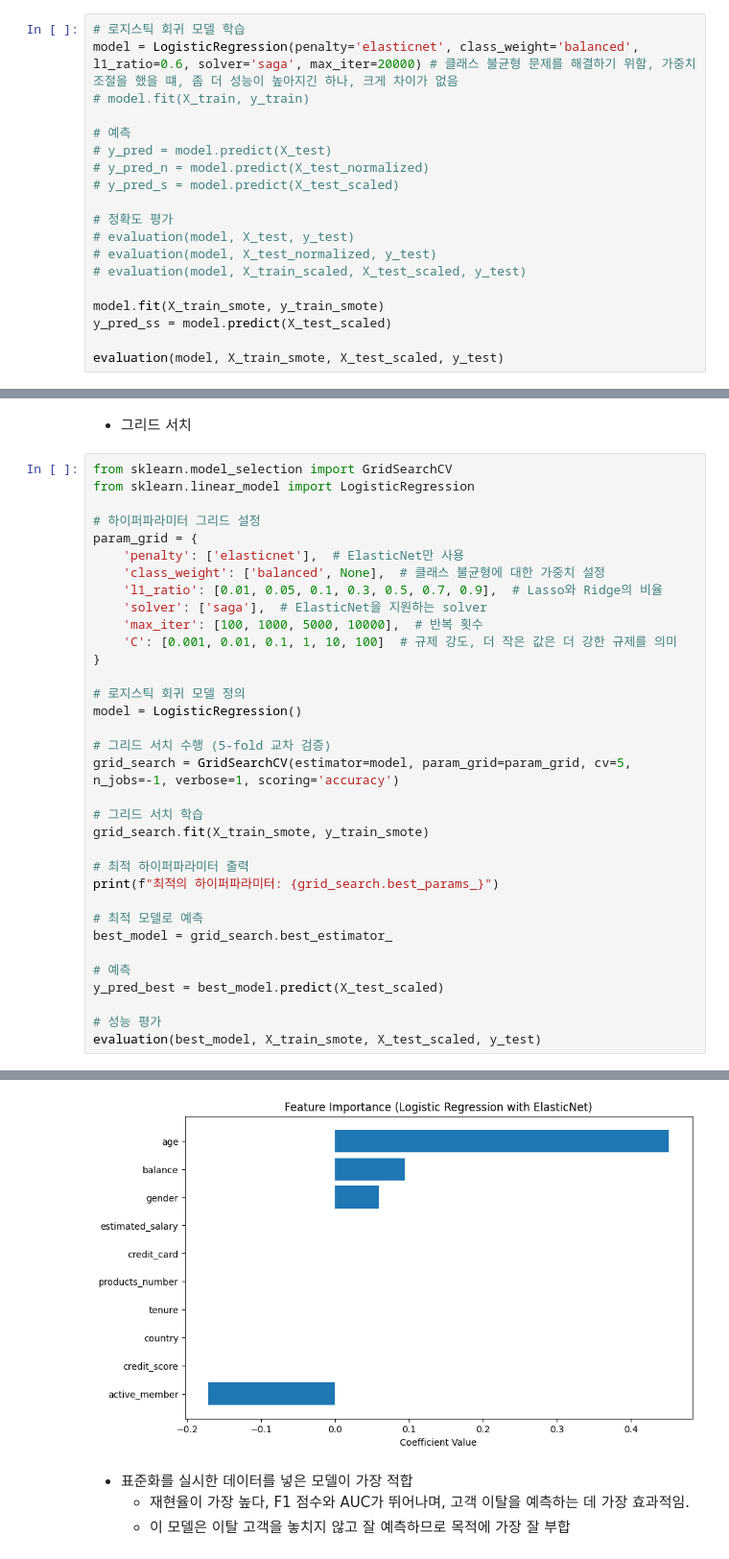
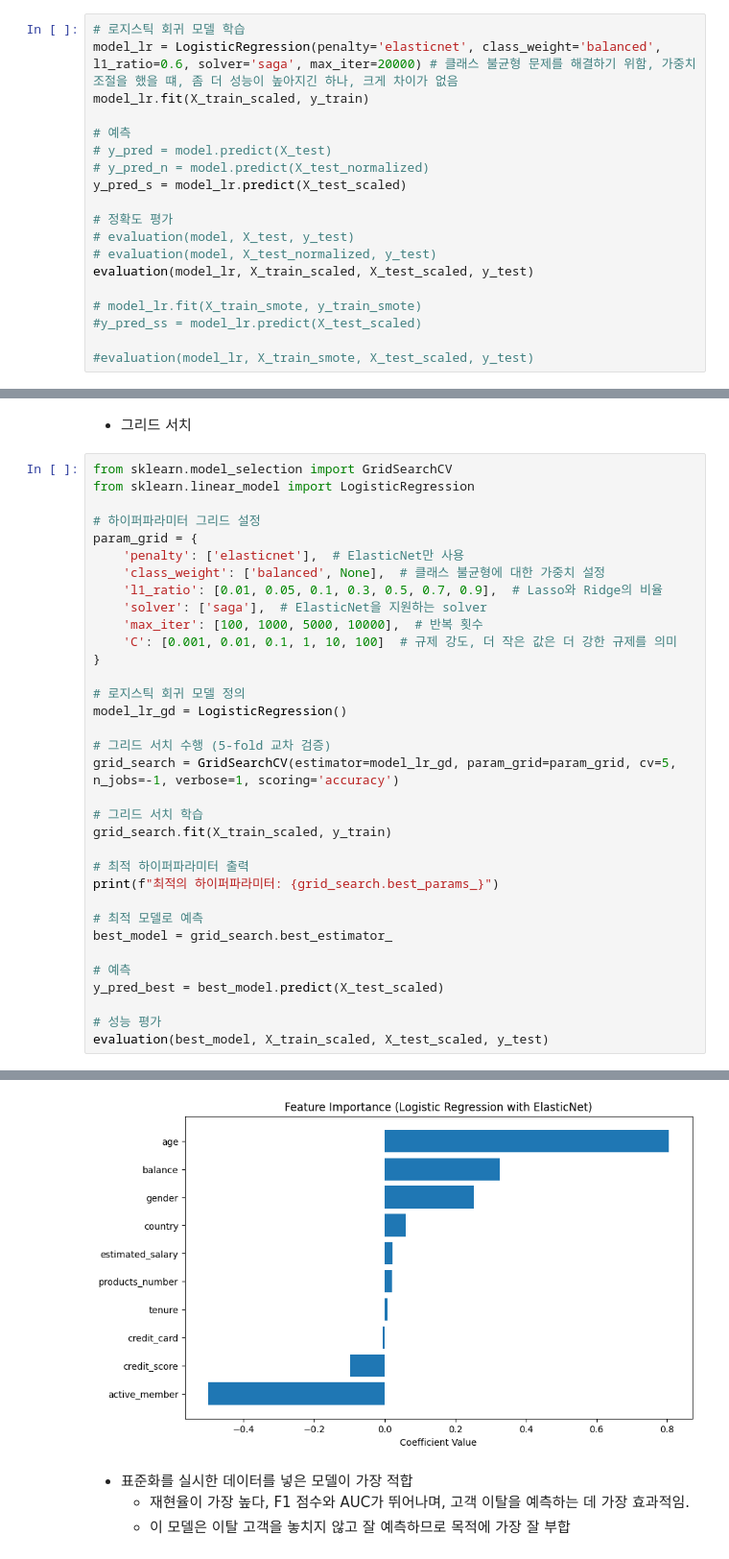
Before and after one commit to SKNETWORKS-FAMILY-AICAMP/SKN09-2nd-4Team, a Jupyter notebook: YJ/ml.ipynb, the cells around one changed output, grey strips where cells are left out. Shown: that part at 96% size. Saved outputs shown, nothing was run; the diff lists cells and outputs as text.

```diff
--- a/YJ/ml.ipynb
+++ b/YJ/ml.ipynb
@@ -242,21 +234,21 @@ X_train_smote, y_train_smote = smote.fit_resample(X_train_scaled, y_train)
 * 로지스틱 회귀
 # %%
 # 로지스틱 회귀 모델 학습
-model = LogisticRegression(penalty='elasticnet', class_weight='balanced', l1_ratio=0.6, solver='saga', max_iter=20000) # 클래스 불균형 문제를 해결하기 위함, 가중치 조절을 했을 떄, 좀 더 성능이 높아지긴 하나, 크게 차이가 없음
-# model.fit(X_train, y_train)
+model_lr = LogisticRegression(penalty='elasticnet', class_weight='balanced', l1_ratio=0.6, solver='saga', max_iter=20000) # 클래스 불균형 문제를 해결하기 위함, 가중치 조절을 했을 떄, 좀 더 성능이 높아지긴 하나, 크게 차이가 없음
+model_lr.fit(X_train_scaled, y_train)
 
 # 예측
 # y_pred = model.predict(X_test)
 # y_pred_n = model.predict(X_test_normalized)
-# y_pred_s = model.predict(X_test_scaled)
+y_pred_s = model_lr.predict(X_test_scaled)
 
 # 정확도 평가
 # evaluation(model, X_test, y_test)
 # evaluation(model, X_test_normalized, y_test)
-# evaluation(model, X_train_scaled, X_test_scaled, y_test)
+evaluation(model_lr, X_train_scaled, X_test_scaled, y_test)
 
-model.fit(X_train_smote, y_train_smote)
-y_pred_ss = model.predict(X_test_scaled)
+# model_lr.fit(X_train_smote, y_train_smote)
+#y_pred_ss = model_lr.predict(X_test_scaled)
 
-evaluation(model, X_train_smote, X_test_scaled, y_test)
+#evaluation(model_lr, X_train_smote, X_test_scaled, y_test)
 # %% [output]
@@ -296,13 +288,13 @@ param_grid = {
 }
 
 # 로지스틱 회귀 모델 정의
-model = LogisticRegression()
+model_lr_gd = LogisticRegression()
 
 # 그리드 서치 수행 (5-fold 교차 검증)
-grid_search = GridSearchCV(estimator=model, param_grid=param_grid, cv=5, n_jobs=-1, verbose=1, scoring='accuracy')
+grid_search = GridSearchCV(estimator=model_lr_gd, param_grid=param_grid, cv=5, n_jobs=-1, verbose=1, scoring='accuracy')
 
 # 그리드 서치 학습
-grid_search.fit(X_train_smote, y_train_smote)
+grid_search.fit(X_train_scaled, y_train)
 
 # 최적 하이퍼파라미터 출력
 print(f"최적의 하이퍼파라미터: {grid_search.best_params_}")
@@ -314,6 +306,6 @@ best_model = grid_search.best_estimator_
 y_pred_best = best_model.predict(X_test_scaled)
 
 # 성능 평가
-evaluation(best_model, X_train_smote, X_test_scaled, y_test)
+evaluation(best_model, X_train_scaled, X_test_scaled, y_test)
 # %% [output]
 Fitting 5 folds for each of 336 candidates, totalling 1680 fits
@@ -339,4 +331,4 @@ AUC: 0.7911
-[figure, old version]
+[figure, new version]
 # %% [markdown]
 * 표준화를 실시한 데이터를 넣은 모델이 가장 적합
     - 재현율이 가장 높다, F1 점수와 AUC가 뛰어나며, 고객 이탈을 예측하는 데 가장 효과적임.
```
Also changed, not shown: parts of 11 cells of this notebook, 4 other files.
